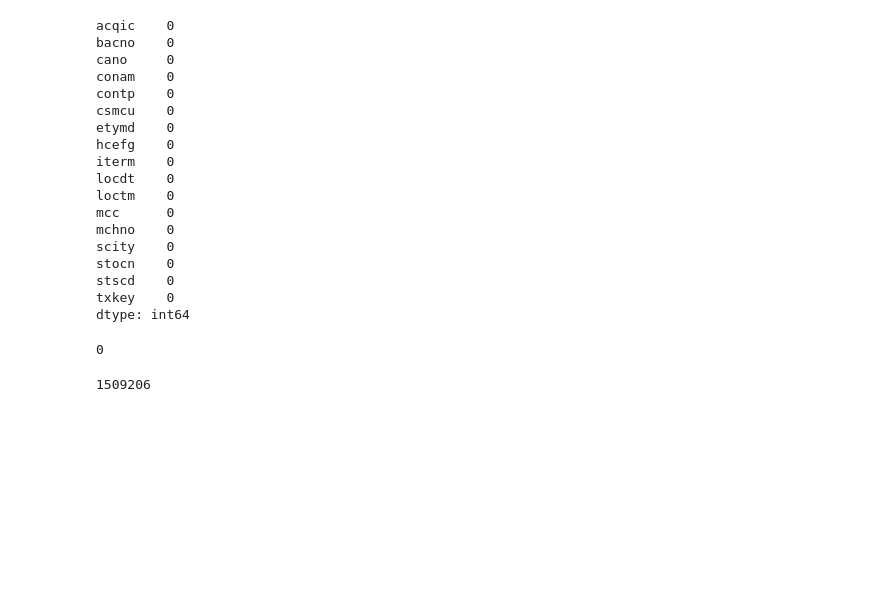
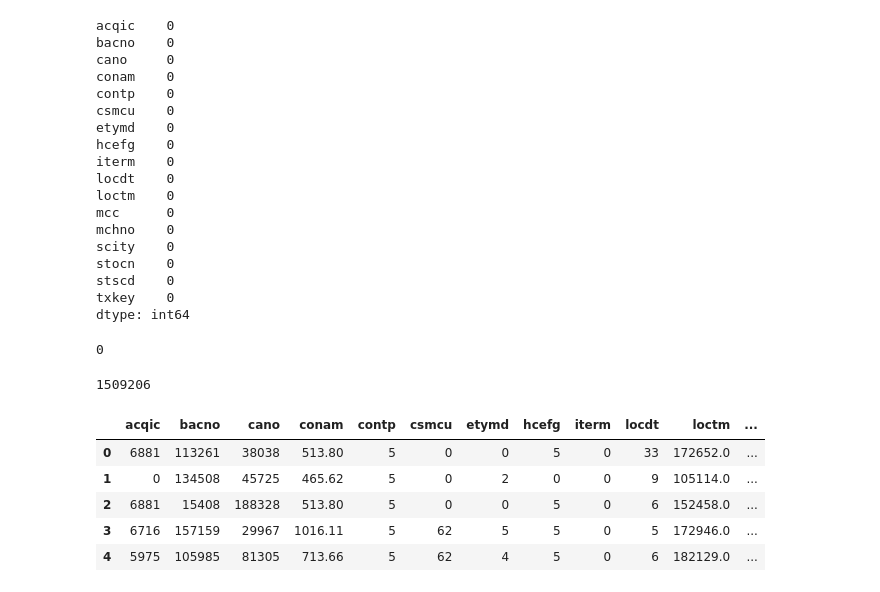
Before and after one commit to KennethWYLee/BasicPython, a Jupyter notebook: Draft_v5_pureNA.ipynb, the cells around one changed output. Saved outputs shown, nothing was run; the diff lists cells and outputs as text; code cells hidden in the pictures; blank space fills up the shorter version.

```diff
--- a/Draft_v5_pureNA.ipynb
+++ b/Draft_v5_pureNA.ipynb
@@ -328,9 +308,6 @@ stocn        0
 stscd        0
 txkey        0
 dtype: int64
-# %%
-credit_data = credit_data.drop("ecfg", axis=1).drop("ovrlt", axis=1).drop("insfg", axis=1)\
-.drop("flbmk", axis=1).drop("flg_3dsmk", axis=1)
 # %%
 credit_data.info()
 # %% [output]
@@ -357,0 +331,3 @@ pd_flg_3dsmk["flg_3dsmk"].count()
+# %%
+credit_data = credit_data.drop("ecfg", axis=1).drop("ovrlt", axis=1)\
+.drop("insfg", axis=1).drop("flbmk", axis=1).drop("flg_3dsmk", axis=1)
@@ -387,3 +425,12 @@ y.isna().sum()
 y.count()
 # %% [output]
 1509206
+# %%
+X.head()
+# %% [output]
+|  | acqic | bacno | cano | conam | contp | csmcu | etymd | hcefg | iterm | locdt | loctm | ... |
+| 0 | 6881 | 113261 | 38038 | 513.80 | 5 | 0 | 0 | 5 | 0 | 33 | 172652.0 | ... |
+| 1 | 0 | 134508 | 45725 | 465.62 | 5 | 0 | 2 | 0 | 0 | 9 | 105114.0 | ... |
+| 2 | 6881 | 15408 | 188328 | 513.80 | 5 | 0 | 0 | 5 | 0 | 6 | 152458.0 | ... |
+| 3 | 6716 | 157159 | 29967 | 1016.11 | 5 | 62 | 5 | 5 | 0 | 5 | 172946.0 | ... |
+| 4 | 5975 | 105985 | 81305 | 713.66 | 5 | 62 | 4 | 5 | 0 | 6 | 182129.0 | ... |
```
Also changed, not shown: parts of 21 cells of this notebook.
